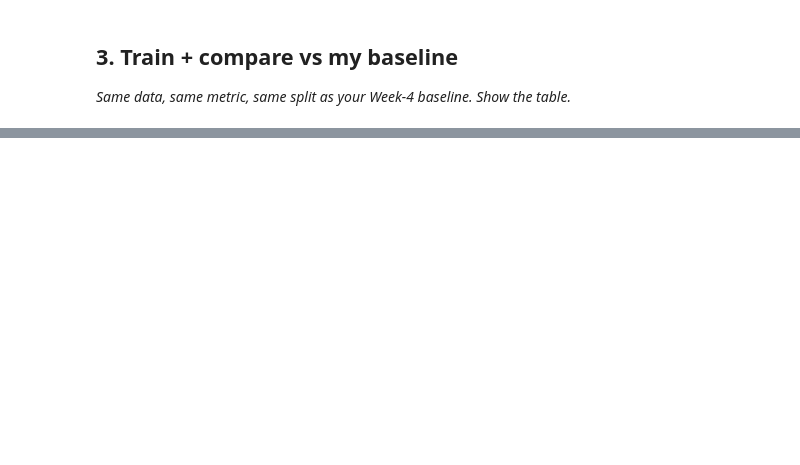
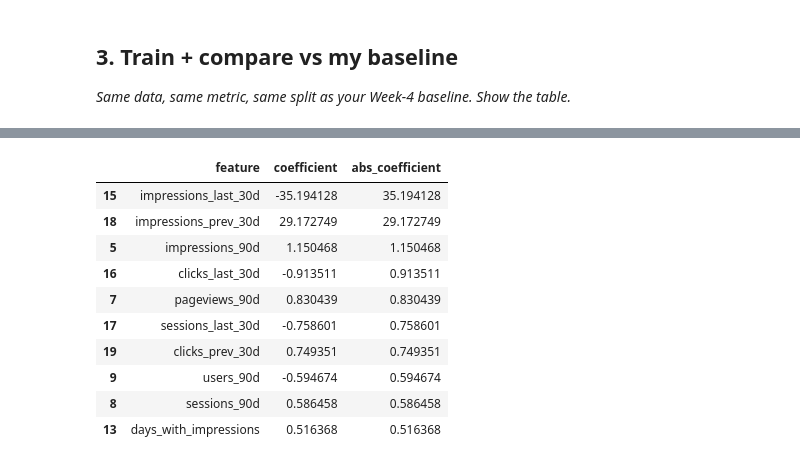
Before and after one commit to kavanaaykavna/1stmlassignment, a Jupyter notebook: work/notebooks/w05_model.ipynb, the cells around one changed output, grey strips where cells are left out. Cells and saved outputs as stored; diff of their text form; code cells hidden in the pictures; blank space fills up the shorter version.

```diff
--- a/work/notebooks/w05_model.ipynb
+++ b/work/notebooks/w05_model.ipynb
@@ -20,0 +284,17 @@ This skeleton is yours to fill. Work the sections **in order** — each one has
+# %%
+preprocessor = Pipeline([
+    ("imputer", SimpleImputer(strategy="median")),
+    ("scaler", StandardScaler())
+])
+
+logistic_model = Pipeline([
+    ("preprocessor", preprocessor),
+    ("model", LogisticRegression(
+        max_iter=1000,
+        random_state=42
+    ))
+])
+
+logistic_model.fit(X_train, y_train)
+
+print("Logistic Regression trained successfully.")
@@ -24,0 +442,34 @@ This skeleton is yours to fill. Work the sections **in order** — each one has
+# %%
+# Inspect Logistic Regression coefficients
+
+feature_names = numeric_features
+
+coefficients = logistic_model.named_steps["model"].coef_[0]
+
+feature_importance = pd.DataFrame({
+    "feature": feature_names,
+    "coefficient": coefficients
+})
+
+feature_importance["abs_coefficient"] = (
+    feature_importance["coefficient"].abs()
+)
+
+feature_importance = feature_importance.sort_values(
+    "abs_coefficient",
+    ascending=False
+)
+
+feature_importance.head(10)
+# %% [output]
+|  | feature | coefficient | abs_coefficient |
+| 15 | impressions_last_30d | -35.194128 | 35.194128 |
+| 18 | impressions_prev_30d | 29.172749 | 29.172749 |
+| 5 | impressions_90d | 1.150468 | 1.150468 |
+| 16 | clicks_last_30d | -0.913511 | 0.913511 |
+| 7 | pageviews_90d | 0.830439 | 0.830439 |
+| 17 | sessions_last_30d | -0.758601 | 0.758601 |
+| 19 | clicks_prev_30d | 0.749351 | 0.749351 |
+| 9 | users_90d | -0.594674 | 0.594674 |
+| 8 | sessions_90d | 0.586458 | 0.586458 |
+| 13 | days_with_impressions | 0.516368 | 0.516368 |
```
Also changed, not shown: parts of 29 cells of this notebook.
